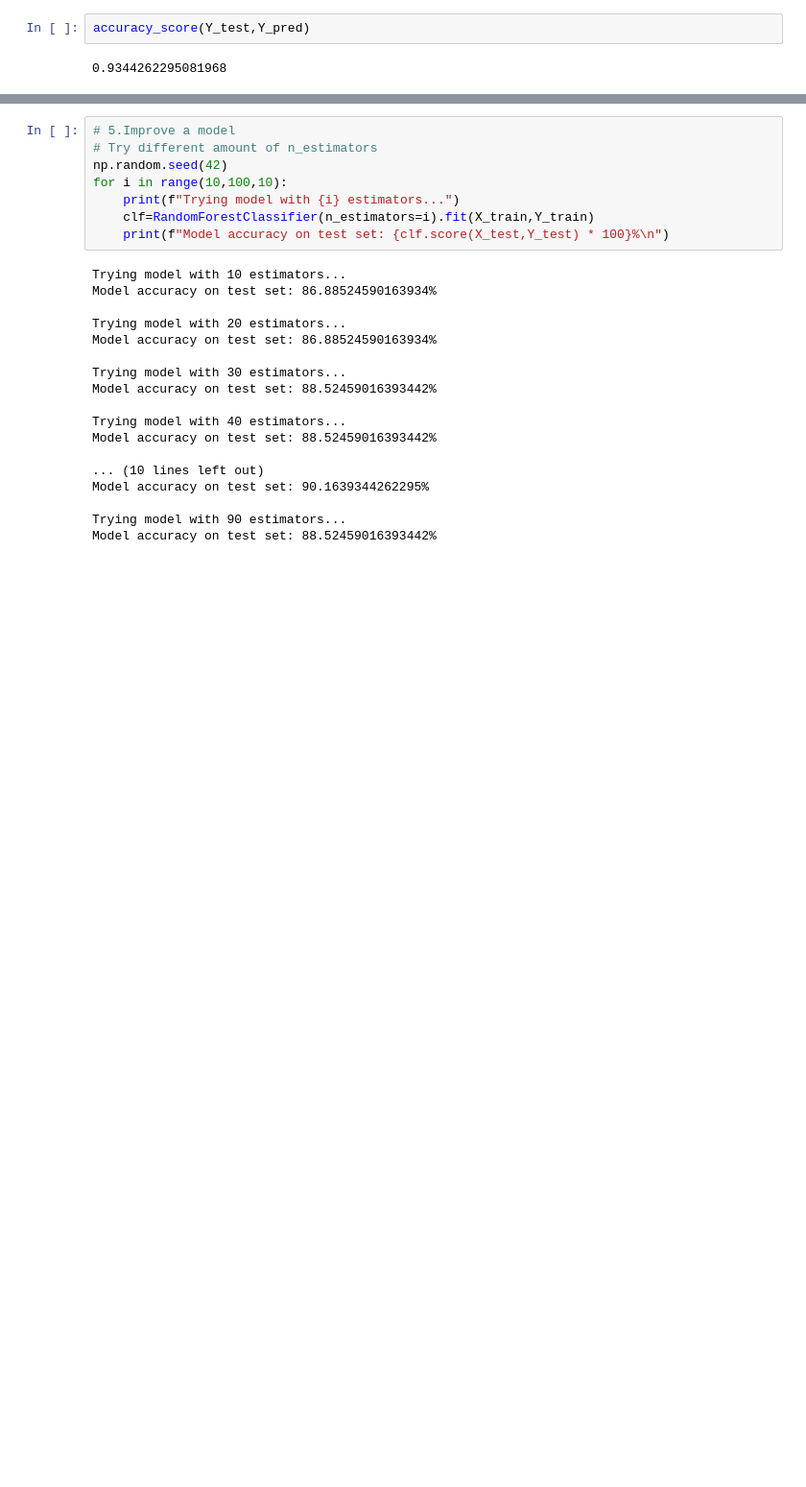
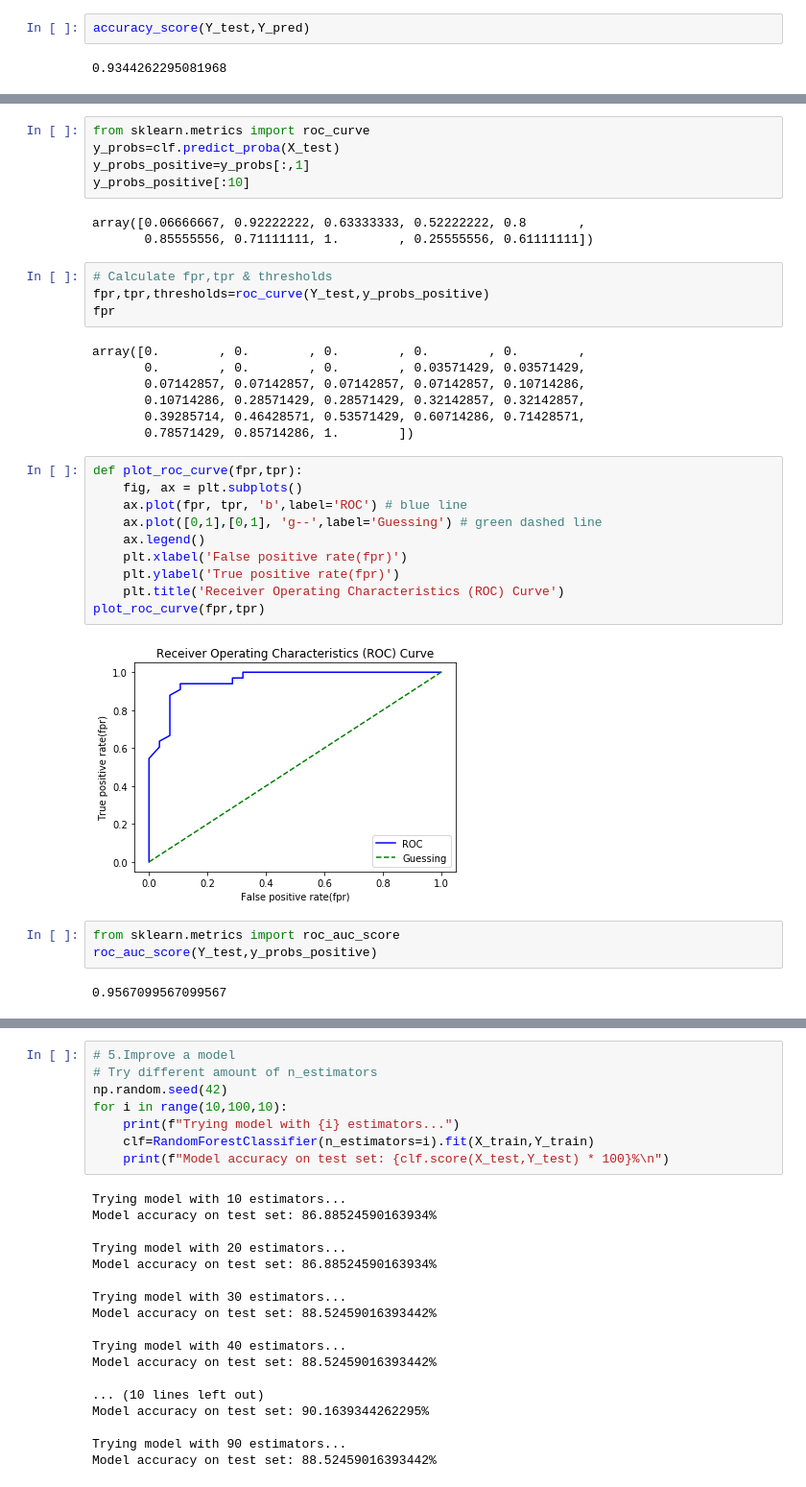
Before and after one commit to siamislam1603/Machine-Learning, a Jupyter notebook: Scikit-learn Creating Machine Learning Models/Introduction-to-scikit-learn.ipynb, the cells around one changed output, grey strips where cells are left out. Shown at 96% size. Drawn from its saved outputs; the diff is of its cells as text; blank space fills up the shorter version.

Commit message:
Evaluating Classification Model using ROC Curve

```diff
--- a/Scikit-learn Creating Machine Learning Models/Introduction-to-scikit-learn.ipynb
+++ b/Scikit-learn Creating Machine Learning Models/Introduction-to-scikit-learn.ipynb
@@ -149,0 +160,36 @@ accuracy_score(Y_test,Y_pred)
+# %%
+from sklearn.metrics import roc_curve
+y_probs=clf.predict_proba(X_test)
+y_probs_positive=y_probs[:,1]
+y_probs_positive[:10]
+# %% [output]
+array([0.06666667, 0.92222222, 0.63333333, 0.52222222, 0.8       ,
+       0.85555556, 0.71111111, 1.        , 0.25555556, 0.61111111])
+# %%
+# Calculate fpr,tpr & thresholds
+fpr,tpr,thresholds=roc_curve(Y_test,y_probs_positive)
+fpr
+# %% [output]
+array([0.        , 0.        , 0.        , 0.        , 0.        ,
+       0.        , 0.        , 0.        , 0.03571429, 0.03571429,
+       0.07142857, 0.07142857, 0.07142857, 0.07142857, 0.10714286,
+       0.10714286, 0.28571429, 0.28571429, 0.32142857, 0.32142857,
+       0.39285714, 0.46428571, 0.53571429, 0.60714286, 0.71428571,
+       0.78571429, 0.85714286, 1.        ])
+# %%
+def plot_roc_curve(fpr,tpr):
+    fig, ax = plt.subplots()
+    ax.plot(fpr, tpr, 'b',label='ROC') # blue line
+    ax.plot([0,1],[0,1], 'g--',label='Guessing') # green dashed line
+    ax.legend()
+    plt.xlabel('False positive rate(fpr)')
+    plt.ylabel('True positive rate(fpr)')
+    plt.title('Receiver Operating Characteristics (ROC) Curve')
+plot_roc_curve(fpr,tpr)
+# %% [output]
+[figure, added]
+# %%
+from sklearn.metrics import roc_auc_score
+roc_auc_score(Y_test,y_probs_positive)
+# %% [output]
+0.9567099567099567
```
Also changed, not shown: parts of 3 cells of this notebook.
